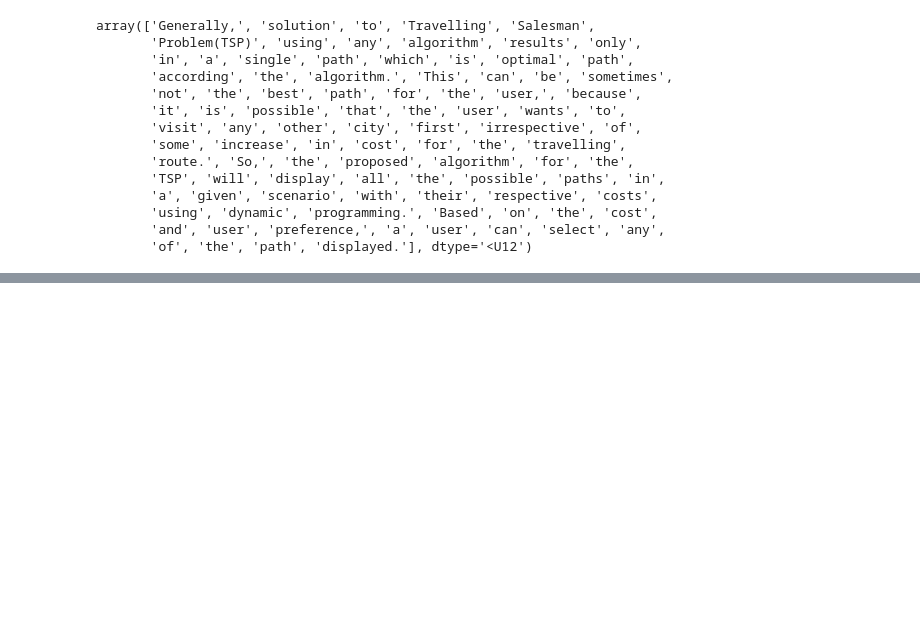
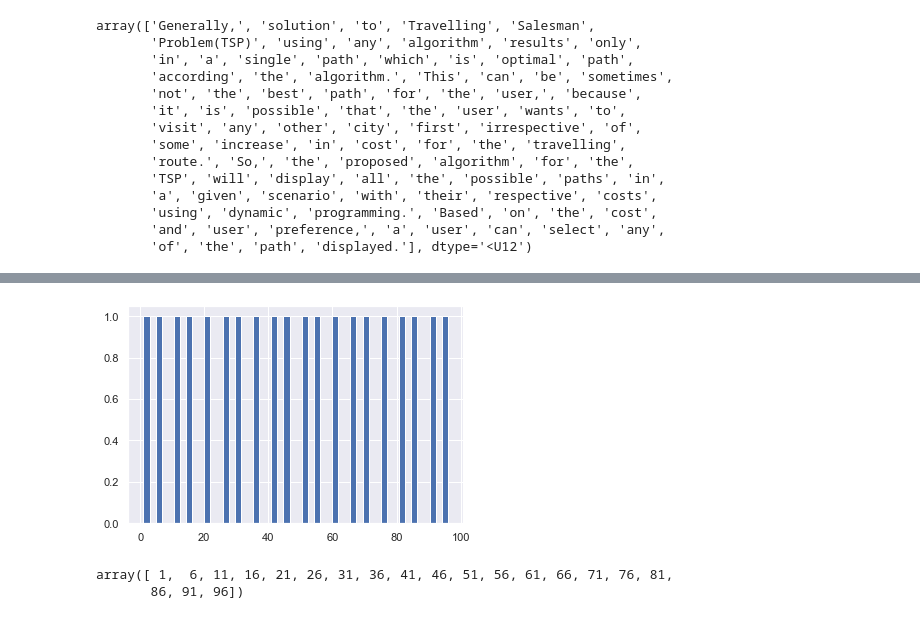
Before and after one commit to HarshitDawar55/Importing-Data, a Jupyter notebook: All about Importing data in Python! .ipynb, the cells around one changed output, grey strips where cells are left out. Saved outputs shown, nothing was run; the diff lists cells and outputs as text; code cells hidden in the pictures; blank space fills up the shorter version.

```diff
--- a/All about Importing data in Python! .ipynb
+++ b/All about Importing data in Python! .ipynb
@@ -82,2 +87,10 @@ rec.array([b'Generally,', b'solution', b'to', b'Travelling', b'Salesman',
+# %%
+plt.hist(np.arange(1,100,5),50)
+plt.show()
+# %% [output]
+[figure, added]
 # %%
-np.arange()
+np.arange(1,100,5)
+# %% [output]
+array([ 1,  6, 11, 16, 21, 26, 31, 36, 41, 46, 51, 56, 61, 66, 71, 76, 81,
+       86, 91, 96])
```
Also changed, not shown: parts of 33 cells of this notebook.
